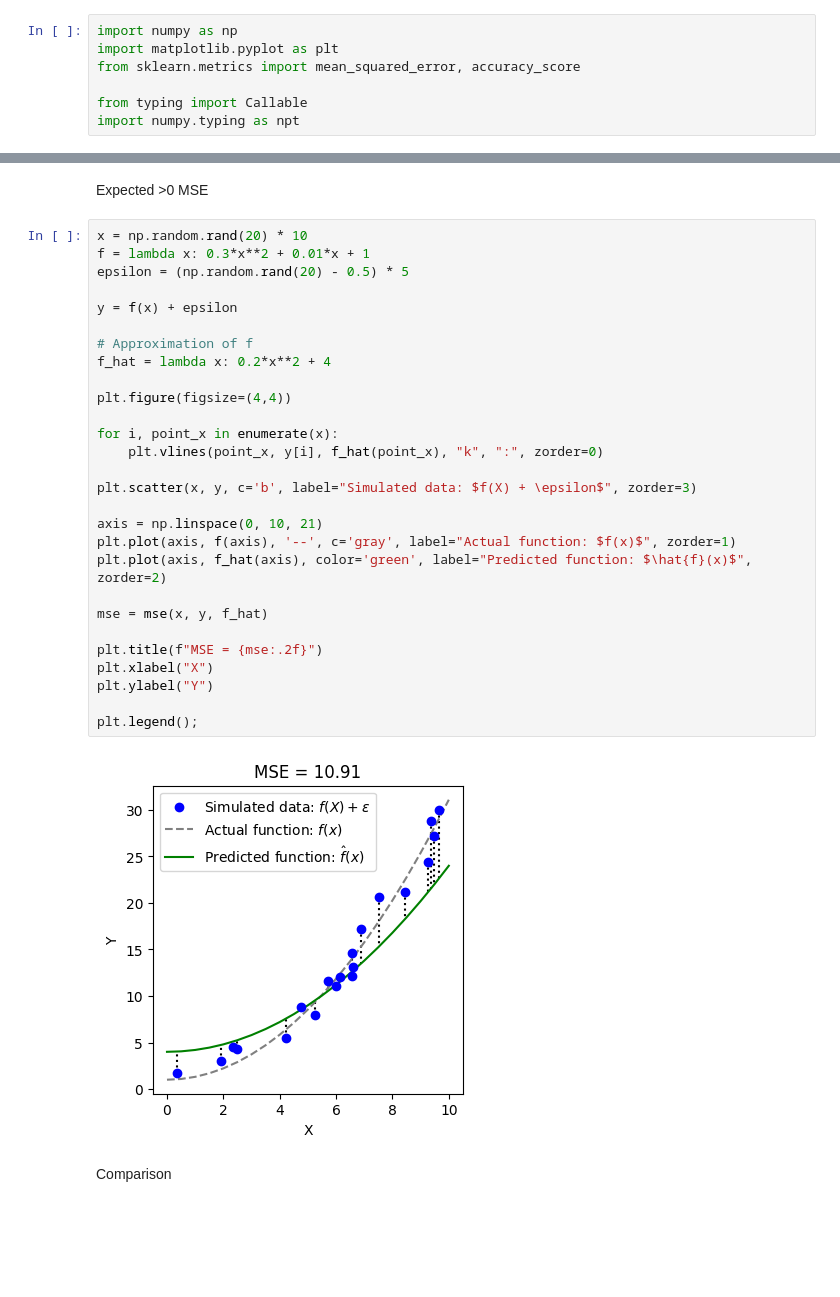
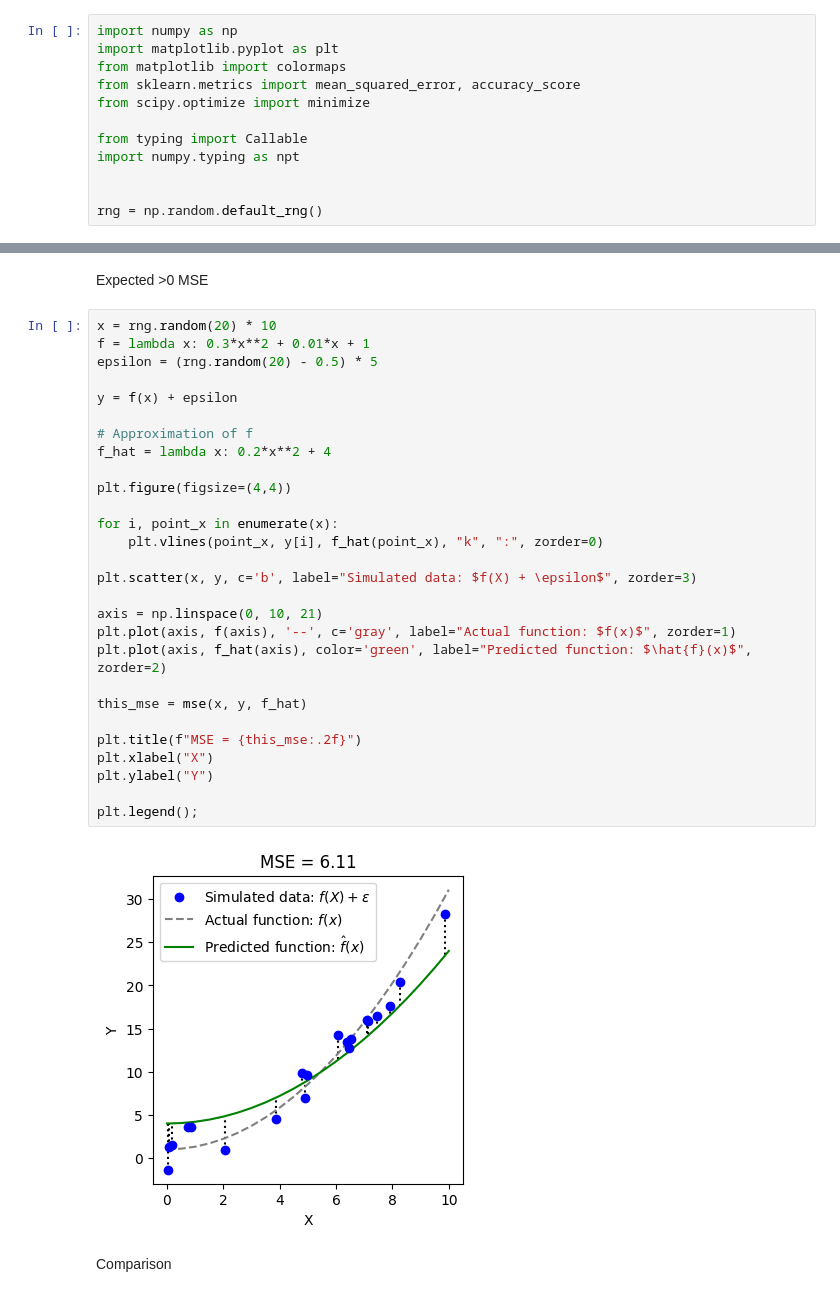
Before and after one commit to draykophoenix/ISLP-equation-implementation, a Jupyter notebook: ch2.ipynb, the cells around one changed output, grey strips where cells are left out. Drawn from its saved outputs; the diff is of its cells as text; blank space fills up the shorter version.

```diff
--- a/ch2.ipynb
+++ b/ch2.ipynb
@@ -5,10 +5,15 @@
 # %%
 import numpy as np
 import matplotlib.pyplot as plt
+from matplotlib import colormaps
 from sklearn.metrics import mean_squared_error, accuracy_score
+from scipy.optimize import minimize
 
 from typing import Callable
 import numpy.typing as npt
+
+
+rng = np.random.default_rng()
 # %% [markdown]
 ## Equations
 # %% [markdown]
@@ -107,35 +111,35 @@ plt.legend();
 # %% [markdown]
 Expected >0 MSE
 # %%
-x = np.random.rand(20) * 10
+x = rng.random(20) * 10
 f = lambda x: 0.3*x**2 + 0.01*x + 1
-epsilon = (np.random.rand(20) - 0.5) * 5
+epsilon = (rng.random(20) - 0.5) * 5
 
 y = f(x) + epsilon
 
 # Approximation of f
 f_hat = lambda x: 0.2*x**2 + 4
 
 plt.figure(figsize=(4,4))
 
 for i, point_x in enumerate(x):
     plt.vlines(point_x, y[i], f_hat(point_x), "k", ":", zorder=0)
 
 plt.scatter(x, y, c='b', label="Simulated data: $f(X) + \epsilon$", zorder=3)
 
 axis = np.linspace(0, 10, 21)
 plt.plot(axis, f(axis), '--', c='gray', label="Actual function: $f(x)$", zorder=1)
 plt.plot(axis, f_hat(axis), color='green', label="Predicted function: $\hat{f}(x)$", zorder=2)
 
-mse = mse(x, y, f_hat)
+this_mse = mse(x, y, f_hat)
 
-plt.title(f"MSE = {mse:.2f}")
+plt.title(f"MSE = {this_mse:.2f}")
 plt.xlabel("X")
 plt.ylabel("Y")
 
 plt.legend();
 # %% [output]
-[figure, old version]
+[figure, new version]
 # %% [markdown]
 Comparison
 # %%
```
Also changed, not shown: parts of 15 cells of this notebook.
